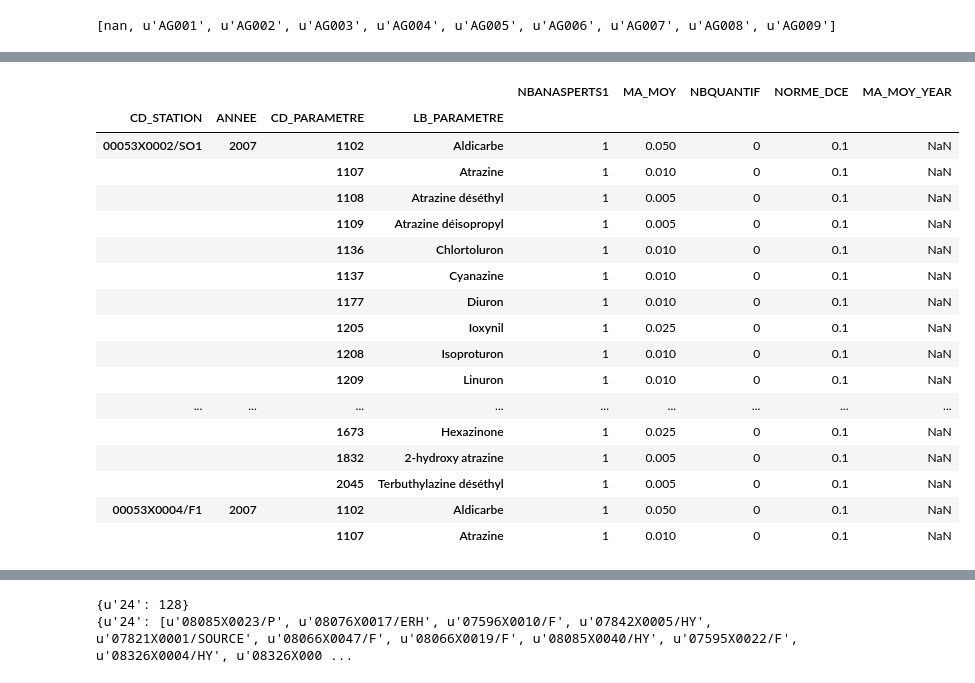
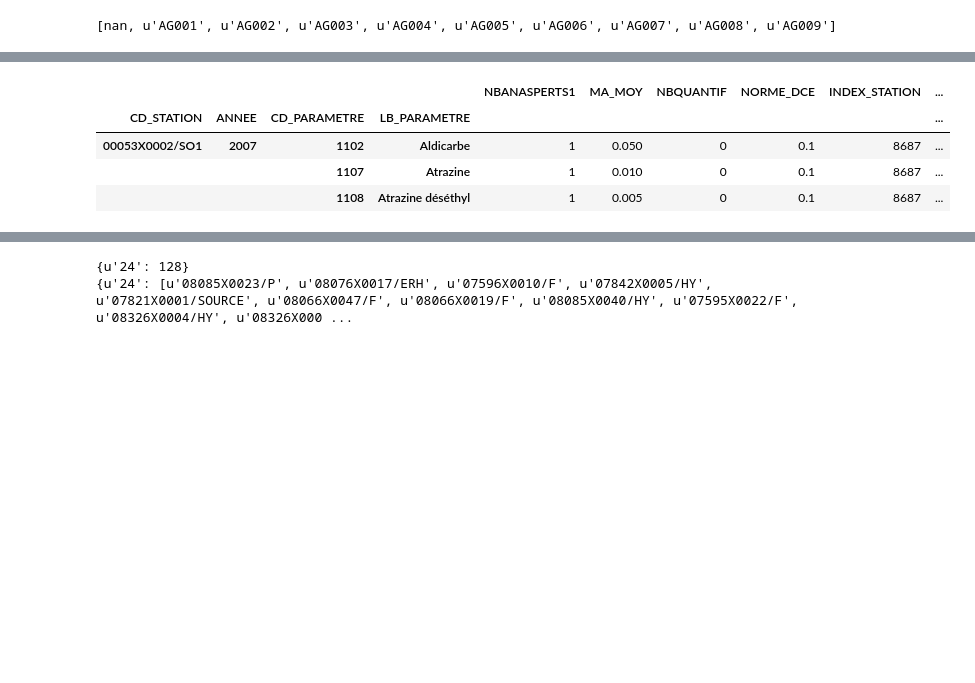
Before and after one commit to JulienParis/hydroviz, a Jupyter notebook: pesticides_analysis_03.ipynb, the cells around one changed output, grey strips where cells are left out. Cells and saved outputs as stored; diff of their text form; code cells hidden in the pictures; blank space fills up the shorter version.

Commit message:
stats analysis changes in notebook : INDEX_STATION instead of CD_STATION in df_MCT_web and df_MA_web

```diff
--- a/pesticides_analysis_03.ipynb
+++ b/pesticides_analysis_03.ipynb
@@ -929,3 +1185,11 @@ df_ma_2012["ANNEE"] = 2012
+# %%
+df_ma_2009["INDEX_STATION"] = df_ma_2009.apply(add_indexStation, axis=1)
+# %%
+df_ma_2010["INDEX_STATION"] = df_ma_2010.apply(add_indexStation, axis=1)
+# %%
+df_ma_2011["INDEX_STATION"] = df_ma_2011.apply(add_indexStation, axis=1)
+# %%
+df_ma_2012["INDEX_STATION"] = df_ma_2012.apply(add_indexStation, axis=1)
 # %%
 '''
 ### add multilevel on index + cleaning
@@ -1023,25 +1292,12 @@ checkDTypes(df_MA)
 # %%
 
-df_MA.head(25)
+df_MA.head(3)
 # %% [output]
-|  |  |  |  | NBANASPERTS1 | MA_MOY | NBQUANTIF | NORME_DCE | MA_MOY_YEAR |
-| CD_STATION | ANNEE | CD_PARAMETRE | LB_PARAMETRE |  |  |  |  |  |
-| 00053X0002/SO1 | 2007 | 1102 | Aldicarbe | 1 | 0.050 | 0 | 0.1 | NaN |
-|  |  | 1107 | Atrazine | 1 | 0.010 | 0 | 0.1 | NaN |
-|  |  | 1108 | Atrazine déséthyl | 1 | 0.005 | 0 | 0.1 | NaN |
-|  |  | 1109 | Atrazine déisopropyl | 1 | 0.005 | 0 | 0.1 | NaN |
-|  |  | 1136 | Chlortoluron | 1 | 0.010 | 0 | 0.1 | NaN |
-|  |  | 1137 | Cyanazine | 1 | 0.010 | 0 | 0.1 | NaN |
-|  |  | 1177 | Diuron | 1 | 0.010 | 0 | 0.1 | NaN |
-|  |  | 1205 | Ioxynil | 1 | 0.025 | 0 | 0.1 | NaN |
-|  |  | 1208 | Isoproturon | 1 | 0.010 | 0 | 0.1 | NaN |
-|  |  | 1209 | Linuron | 1 | 0.010 | 0 | 0.1 | NaN |
-| ... | ... | ... | ... | ... | ... | ... | ... | ... |
-|  |  | 1673 | Hexazinone | 1 | 0.025 | 0 | 0.1 | NaN |
-|  |  | 1832 | 2-hydroxy atrazine | 1 | 0.005 | 0 | 0.1 | NaN |
-|  |  | 2045 | Terbuthylazine déséthyl | 1 | 0.005 | 0 | 0.1 | NaN |
-| 00053X0004/F1 | 2007 | 1102 | Aldicarbe | 1 | 0.050 | 0 | 0.1 | NaN |
-|  |  | 1107 | Atrazine | 1 | 0.010 | 0 | 0.1 | NaN |
+|  |  |  |  | NBANASPERTS1 | MA_MOY | NBQUANTIF | NORME_DCE | INDEX_STATION | ... |
+| CD_STATION | ANNEE | CD_PARAMETRE | LB_PARAMETRE |  |  |  |  |  | ... |
+| 00053X0002/SO1 | 2007 | 1102 | Aldicarbe | 1 | 0.050 | 0 | 0.1 | 8687 | ... |
+|  |  | 1107 | Atrazine | 1 | 0.010 | 0 | 0.1 | 8687 | ... |
+|  |  | 1108 | Atrazine déséthyl | 1 | 0.005 | 0 | 0.1 | 8687 | ... |
 # %%
 idx = pd.IndexSlice
 
```
Also changed, not shown: parts of 139 cells of this notebook, 6 other files.
